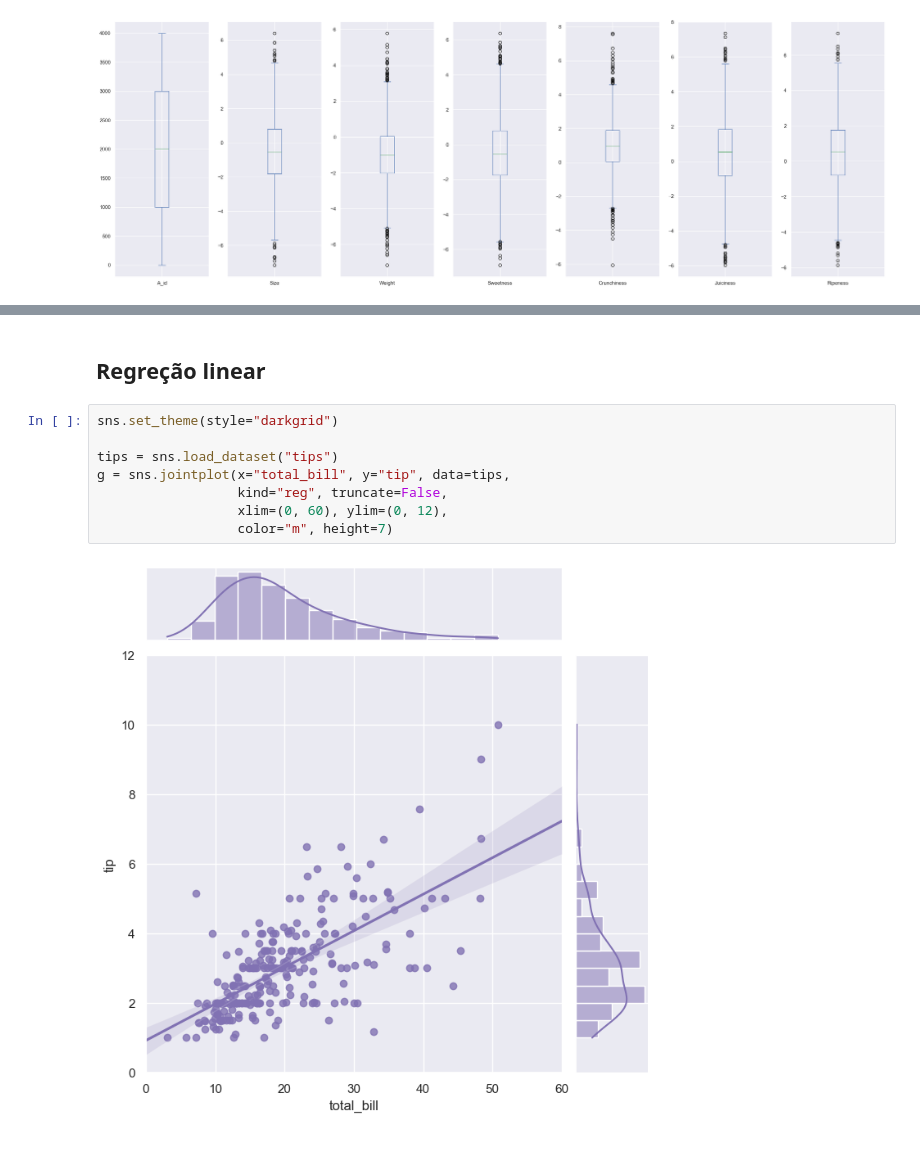
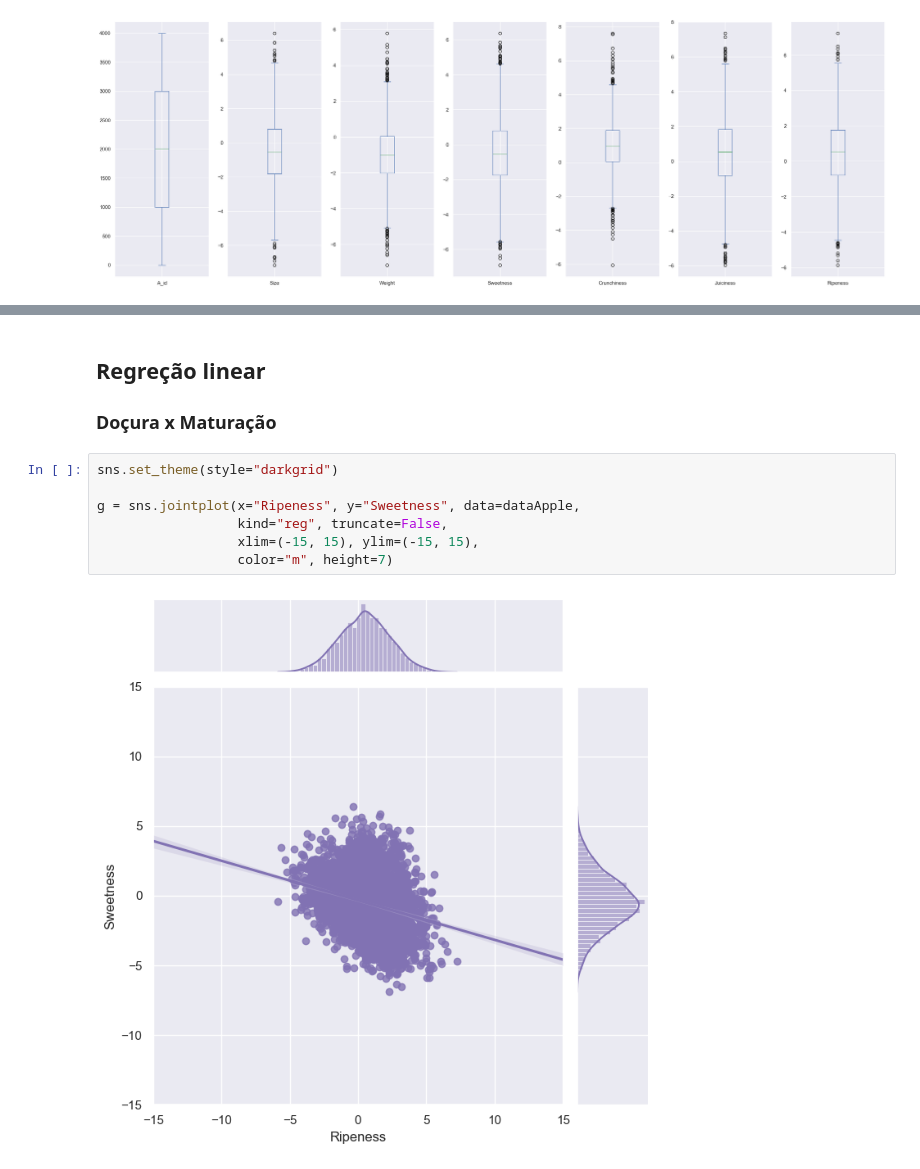
Before and after one commit to CaduValezzi/Data-_Base_CP2, a Jupyter notebook: cp2.ipynb, the cells around one changed output, grey strips where cells are left out. Saved outputs shown, nothing was run; the diff lists cells and outputs as text.

```diff
--- a/cp2.ipynb
+++ b/cp2.ipynb
@@ -148,12 +173,12 @@ plt.show()
 # %% [markdown]
 ## Regreção linear
+### Doçura x Maturação
 # %%
 sns.set_theme(style="darkgrid")
 
-tips = sns.load_dataset("tips")
-g = sns.jointplot(x="total_bill", y="tip", data=tips,
+g = sns.jointplot(x="Ripeness", y="Sweetness", data=dataApple,
                   kind="reg", truncate=False,
-                  xlim=(0, 60), ylim=(0, 12),
+                  xlim=(-15, 15), ylim=(-15, 15),
                   color="m", height=7)
 # %% [output]
-[figure, old version]
+[figure, new version]
```
Also changed, not shown: parts of 7 cells of this notebook.
